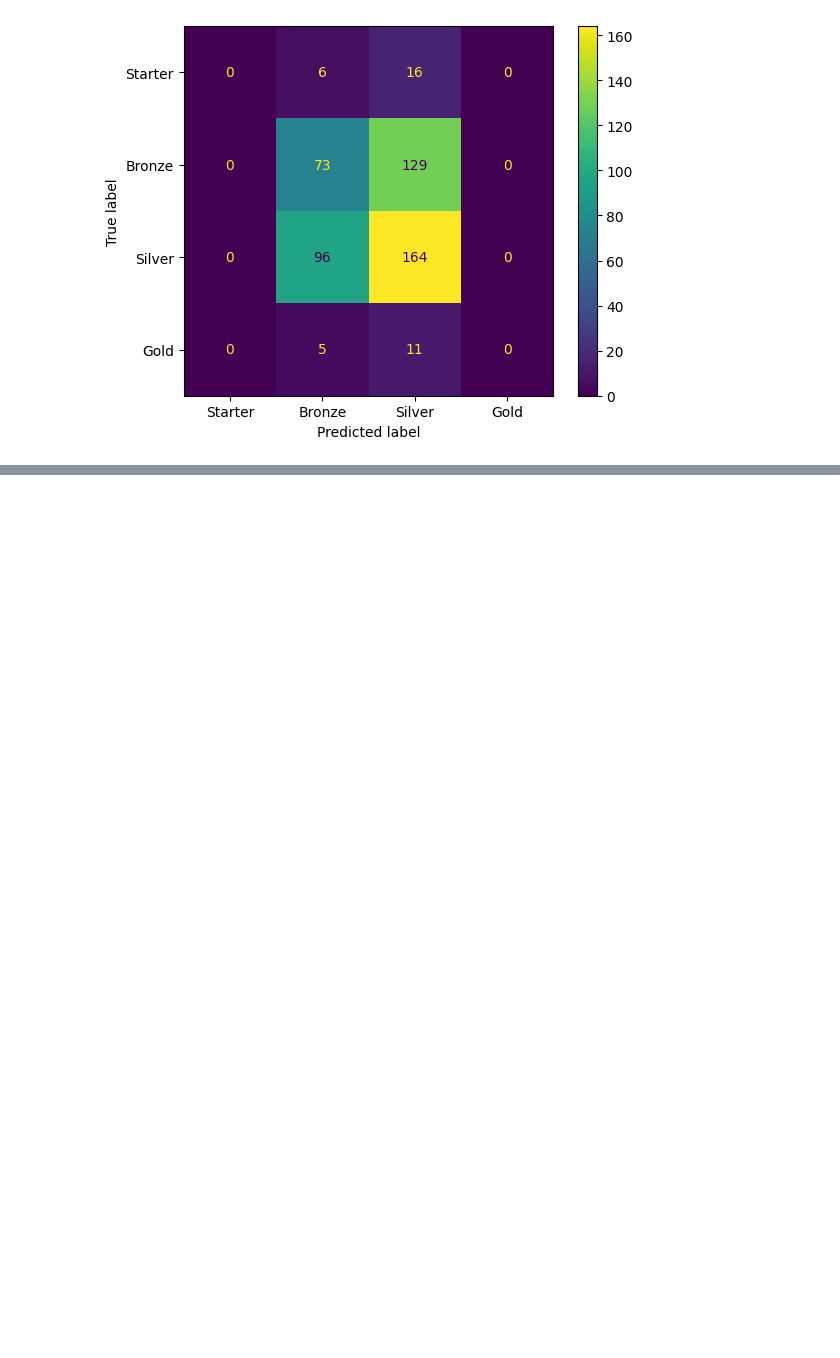
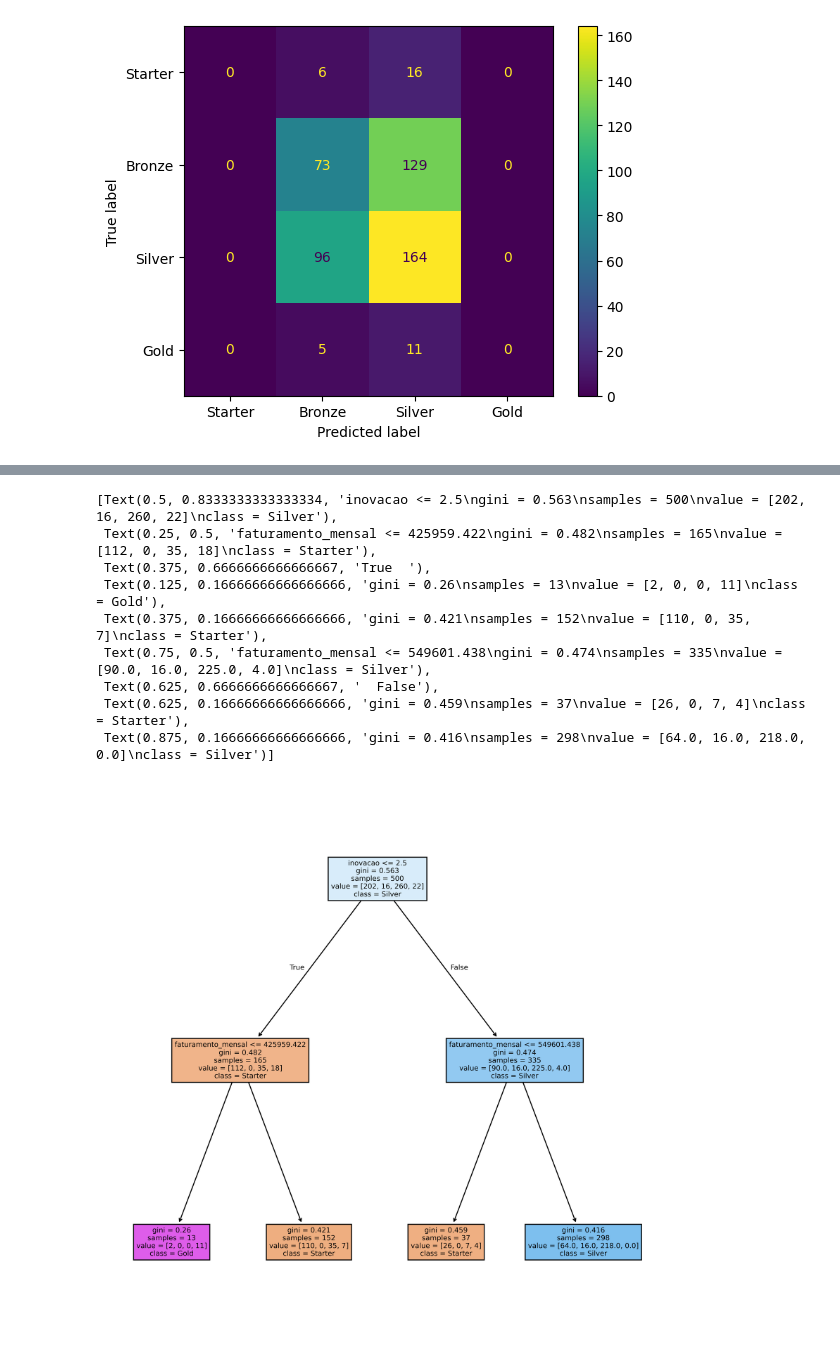
Before and after one commit to luan-albuquerque/AI-Development, a Jupyter notebook: Supervised-Algorithms/IA-Decision-Tree/classificacao_segmento_empresa.ipynb, the cells around one changed output, grey strips where cells are left out. Saved outputs shown, nothing was run; the diff lists cells and outputs as text; code cells hidden in the pictures; blank space fills up the shorter version.

Commit message:
Finalizando modulo de Arvore de Decisão

```diff
--- a/Supervised-Algorithms/IA-Decision-Tree/classificacao_segmento_empresa.ipynb
+++ b/Supervised-Algorithms/IA-Decision-Tree/classificacao_segmento_empresa.ipynb
@@ -428,0 +450,5 @@ disp.plot()
+# %%
+#Executar a automação de experimentos
+
+estudo_decisiontree = optuna.create_study(direction='maximize')
+estudo_decisiontree.optimize(decisiontree_optuna, n_trials=200)
@@ -428,0 +485,12 @@ disp.plot()
+# %%
+# Preparar o Conjunto de dados para treinar e conseguir visualizar a árvore
+
+X_train_tree = X.copy()
+X_train_tree['localizacao_label'] = X_train_tree.localizacao.astype('category').cat.codes
+X_train_tree['atividade_economica_label'] = X_train_tree.atividade_economica.astype('category').cat.codes
+
+X_train_tree.drop(columns=['atividade_economica', 'localizacao'], axis=['columns'], inplace=True)
+
+X_train_tree.rename(columns={'atividade_economica_label' : 'atividade_economica', 'localizacao_label': 'localizacao'}, inplace=True)
+
+X_train_tree.head(10)
@@ -428,0 +509,29 @@ disp.plot()
+# %%
+# Treinar o modelo com o conjunto de hiperparametros ideal
+
+clf_decisiontree = DecisionTreeClassifier(min_samples_leaf=estudo_decisiontree.best_params['min_samples_leaf'],
+                                           max_depth=estudo_decisiontree.best_params['max_depth'])
+
+y_train_tree = y.copy()
+
+y_train_tree = clf_decisiontree.fit(X_train_tree, y_train_tree)
+# %%
+# Visualizar Arvore de Decisao com PLot Tree
+
+fix, axes = plt.subplots(nrows=1, ncols=1, figsize=(10,10), dpi=600)
+
+plot_tree(clf_decisiontree,
+          feature_names=X_train_tree.columns.to_numpy(),
+          class_names=list_Segmentos,
+          filled=True)
+# %% [output]
+[Text(0.5, 0.8333333333333334, 'inovacao <= 2.5\ngini = 0.563\nsamples = 500\nvalue = [202, 16, 260, 22]\nclass = Silver'),
+ Text(0.25, 0.5, 'faturamento_mensal <= 425959.422\ngini = 0.482\nsamples = 165\nvalue = [112, 0, 35, 18]\nclass = Starter'),
+ Text(0.375, 0.6666666666666667, 'True  '),
+ Text(0.125, 0.16666666666666666, 'gini = 0.26\nsamples = 13\nvalue = [2, 0, 0, 11]\nclass = Gold'),
+ Text(0.375, 0.16666666666666666, 'gini = 0.421\nsamples = 152\nvalue = [110, 0, 35, 7]\nclass = Starter'),
+ Text(0.75, 0.5, 'faturamento_mensal <= 549601.438\ngini = 0.474\nsamples = 335\nvalue = [90.0, 16.0, 225.0, 4.0]\nclass = Silver'),
+ Text(0.625, 0.6666666666666667, '  False'),
+ Text(0.625, 0.16666666666666666, 'gini = 0.459\nsamples = 37\nvalue = [26, 0, 7, 4]\nclass = Starter'),
+ Text(0.875, 0.16666666666666666, 'gini = 0.416\nsamples = 298\nvalue = [64.0, 16.0, 218.0, 0.0]\nclass = Silver')]
+[figure, added]
```
Also changed, not shown: parts of 20 cells of this notebook, 4 other files.
